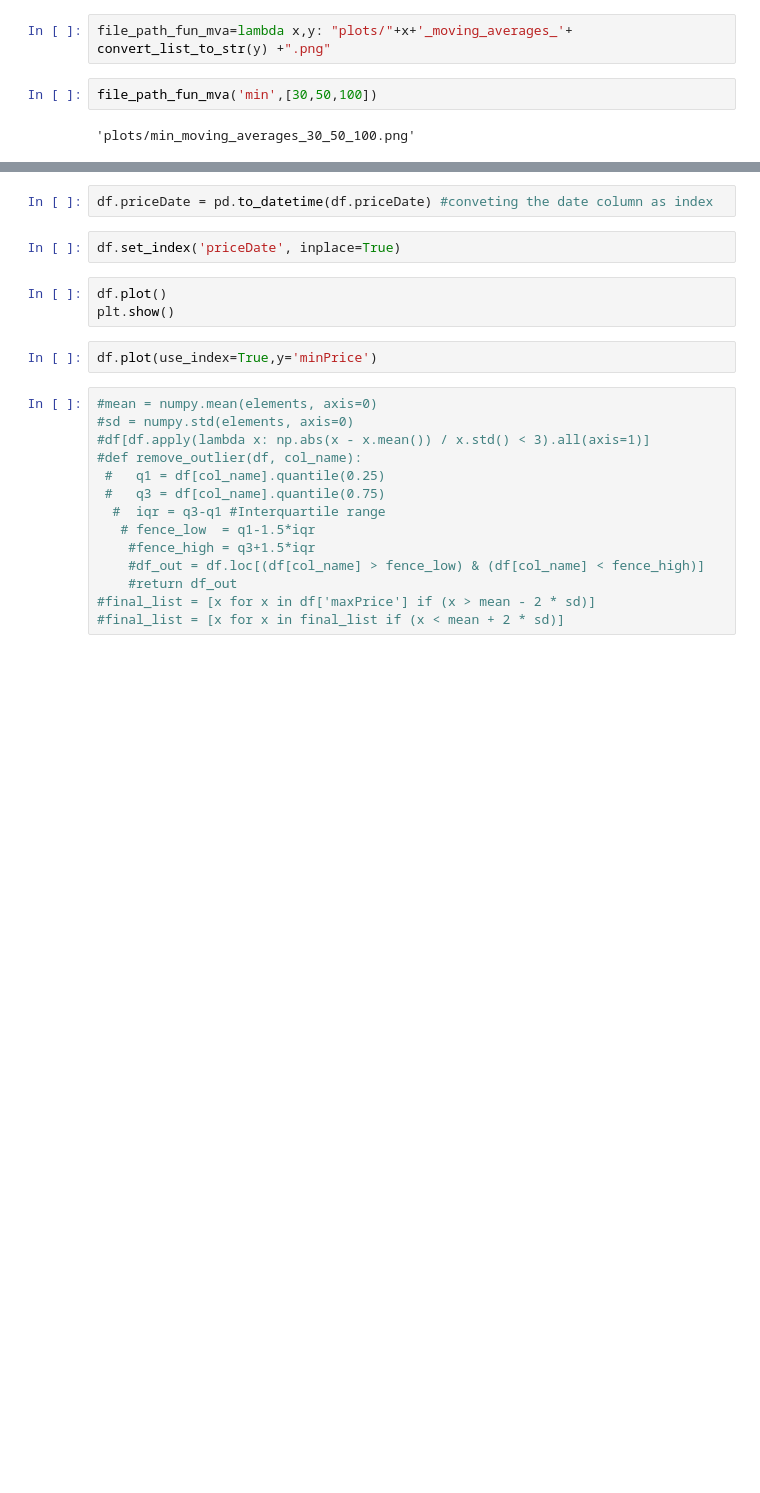
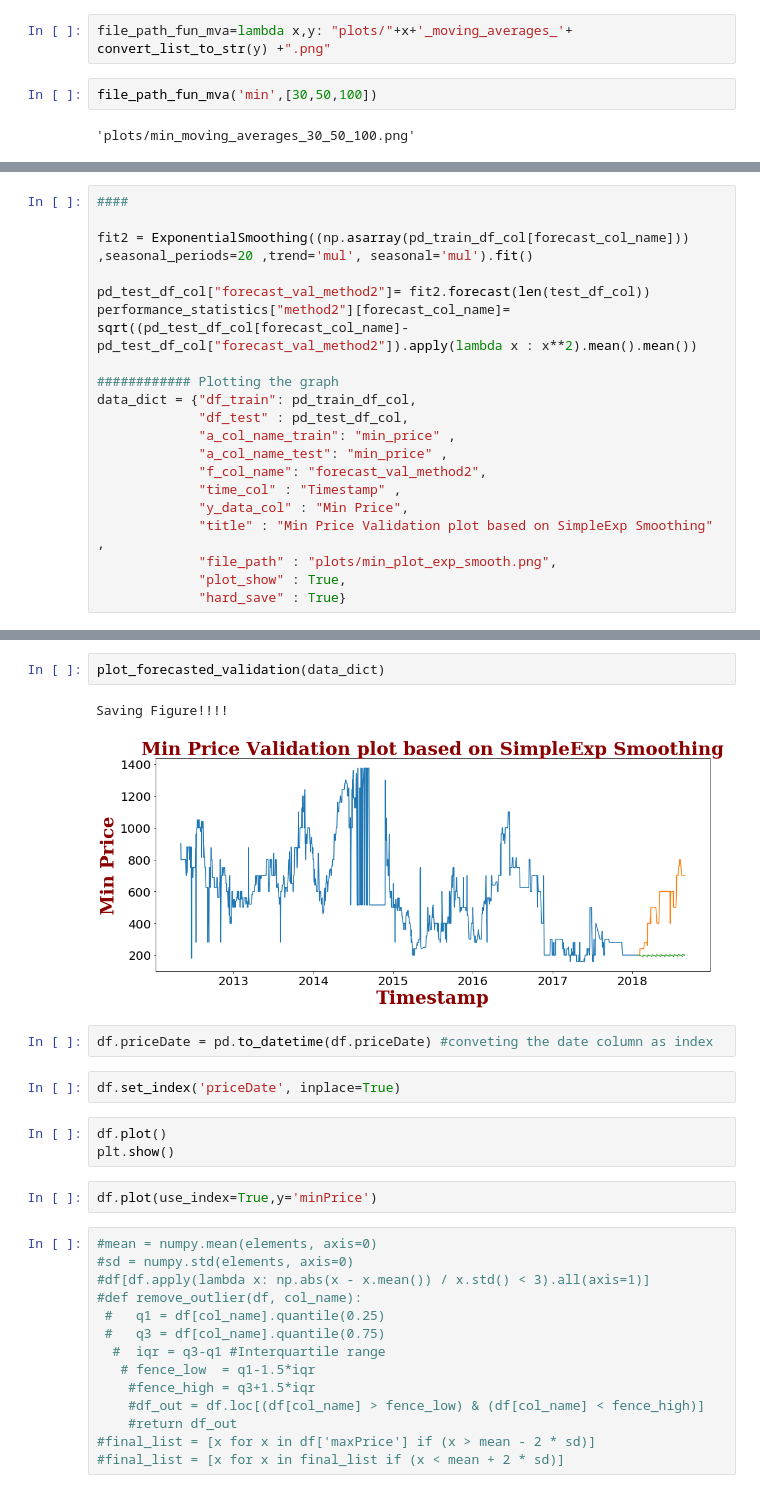
Before and after one commit to durgaharish1993/assignment-ts, a Jupyter notebook: python_notebook.ipynb, the cells around one changed output, grey strips where cells are left out. Cells and saved outputs as stored; diff of their text form; blank space fills up the shorter version.

```diff
--- a/python_notebook.ipynb
+++ b/python_notebook.ipynb
@@ -214,0 +257,20 @@ Saving Figure!!!!
+# %%
+####
+
+fit2 = ExponentialSmoothing((np.asarray(pd_train_df_col[forecast_col_name])) ,seasonal_periods=20 ,trend='mul', seasonal='mul').fit()
+
+pd_test_df_col["forecast_val_method2"]= fit2.forecast(len(test_df_col))
+performance_statistics["method2"][forecast_col_name]= sqrt((pd_test_df_col[forecast_col_name]-pd_test_df_col["forecast_val_method2"]).apply(lambda x : x**2).mean().mean())
+
+############ Plotting the graph
+data_dict = {"df_train": pd_train_df_col,
+             "df_test" : pd_test_df_col,
+             "a_col_name_train": "min_price" ,
+             "a_col_name_test": "min_price" ,
+             "f_col_name": "forecast_val_method2",
+             "time_col" : "Timestamp" ,
+             "y_data_col" : "Min Price",
+             "title" : "Min Price Validation plot based on SimpleExp Smoothing" ,
+             "file_path" : "plots/min_plot_exp_smooth.png",
+             "plot_show" : True,
+             "hard_save" : True}
@@ -215,3 +283,8 @@ Saving Figure!!!!
+# %%
+plot_forecasted_validation(data_dict)
+# %% [output]
+Saving Figure!!!!
+[figure, added]
 # %%
 df.priceDate = pd.to_datetime(df.priceDate) #conveting the date column as index
 # %%
```
Also changed, not shown: parts of 19 cells of this notebook, 1 other file.
